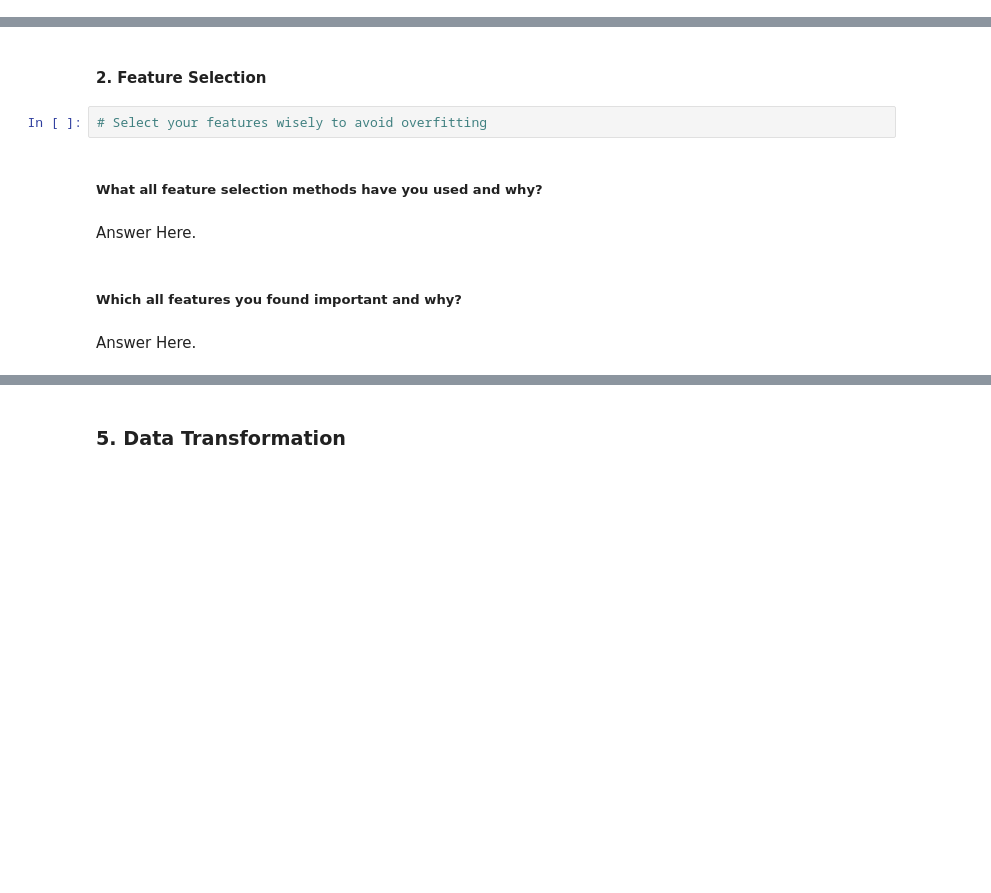
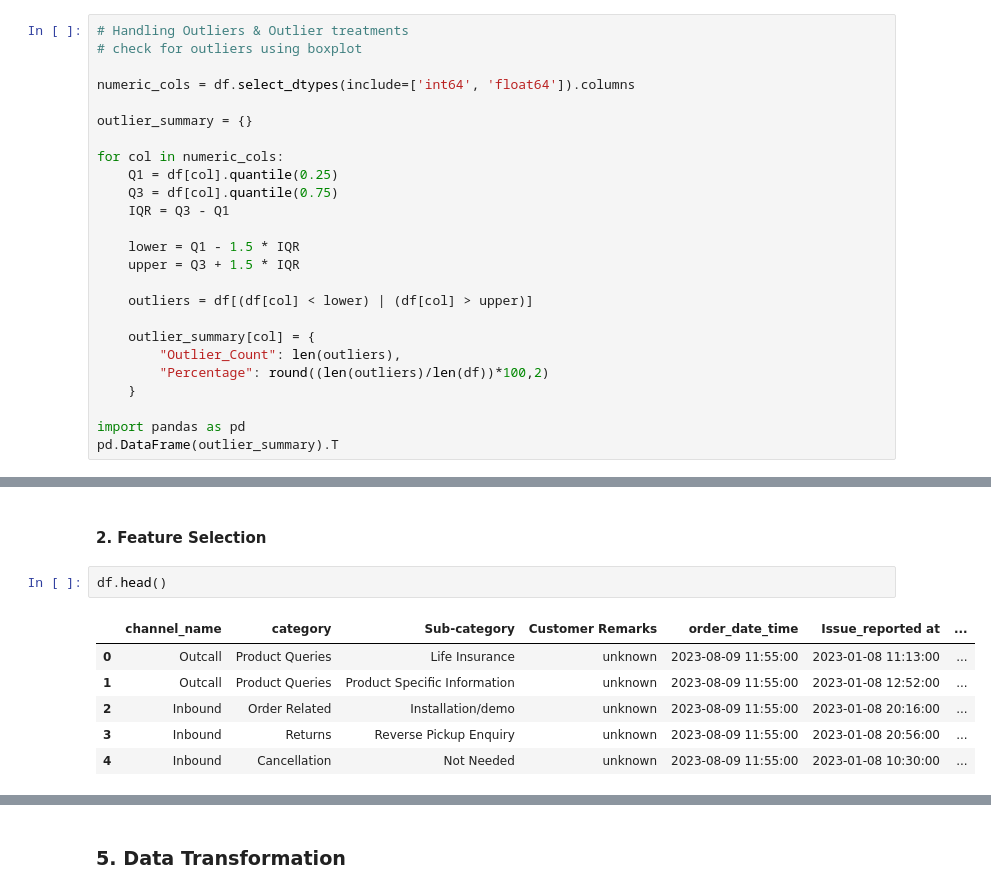
Before and after one commit to viraj-gavade/DeepCSAT---Ecommerce, a Jupyter notebook: Sample_ML_Submission_Template-2.ipynb, the cells around one changed output, grey strips where cells are left out. Cells and saved outputs as stored; diff of their text form; blank space fills up the shorter version.

```diff
--- a/Sample_ML_Submission_Template-2.ipynb
+++ b/Sample_ML_Submission_Template-2.ipynb
@@ -769,0 +870,25 @@ Answer Here.
+# %%
+# Handling Outliers & Outlier treatments
+# check for outliers using boxplot
+
+numeric_cols = df.select_dtypes(include=['int64', 'float64']).columns
+
+outlier_summary = {}
+
+for col in numeric_cols:
+    Q1 = df[col].quantile(0.25)
+    Q3 = df[col].quantile(0.75)
+    IQR = Q3 - Q1
+
+    lower = Q1 - 1.5 * IQR
+    upper = Q3 + 1.5 * IQR
+
+    outliers = df[(df[col] < lower) | (df[col] > upper)]
+
+    outlier_summary[col] = {
+        "Outlier_Count": len(outliers),
+        "Percentage": round((len(outliers)/len(df))*100,2)
+    }
+
+import pandas as pd
+pd.DataFrame(outlier_summary).T
@@ -841,12 +1206,11 @@ Answer Here.
 # %% [markdown]
 #### 2. Feature Selection
-# %%
-# Select your features wisely to avoid overfitting
-# %% [markdown]
-##### What all feature selection methods have you used  and why?
-# %% [markdown]
-Answer Here.
-# %% [markdown]
-##### Which all features you found important and why?
-# %% [markdown]
-Answer Here.
+# %%
+df.head()
+# %% [output]
+|  | channel_name | category | Sub-category | Customer Remarks | order_date_time | Issue_reported at | ... |
+| 0 | Outcall | Product Queries | Life Insurance | unknown | 2023-08-09 11:55:00 | 2023-01-08 11:13:00 | ... |
+| 1 | Outcall | Product Queries | Product Specific Information | unknown | 2023-08-09 11:55:00 | 2023-01-08 12:52:00 | ... |
+| 2 | Inbound | Order Related | Installation/demo | unknown | 2023-08-09 11:55:00 | 2023-01-08 20:16:00 | ... |
+| 3 | Inbound | Returns | Reverse Pickup Enquiry | unknown | 2023-08-09 11:55:00 | 2023-01-08 20:56:00 | ... |
+| 4 | Inbound | Cancellation | Not Needed | unknown | 2023-08-09 11:55:00 | 2023-01-08 10:30:00 | ... |
```
Also changed, not shown: parts of 169 cells of this notebook, 10 other files.
